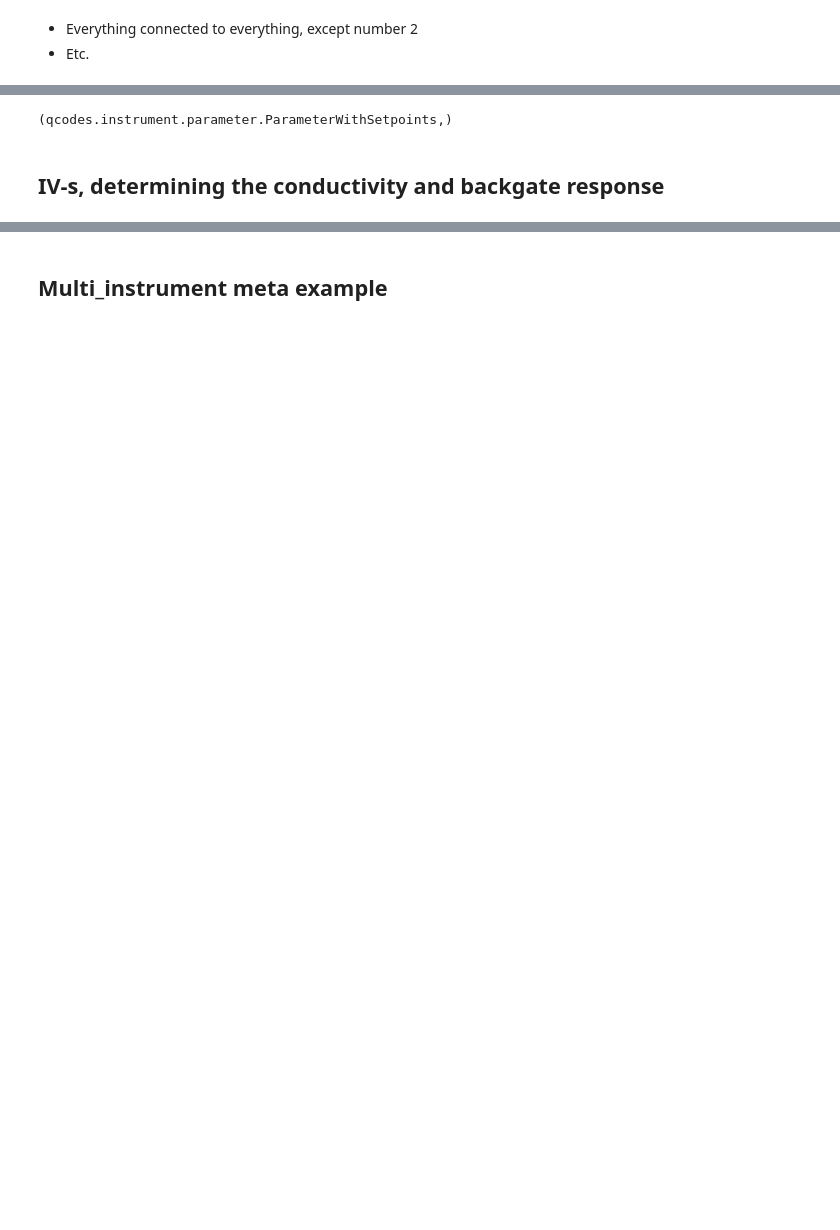
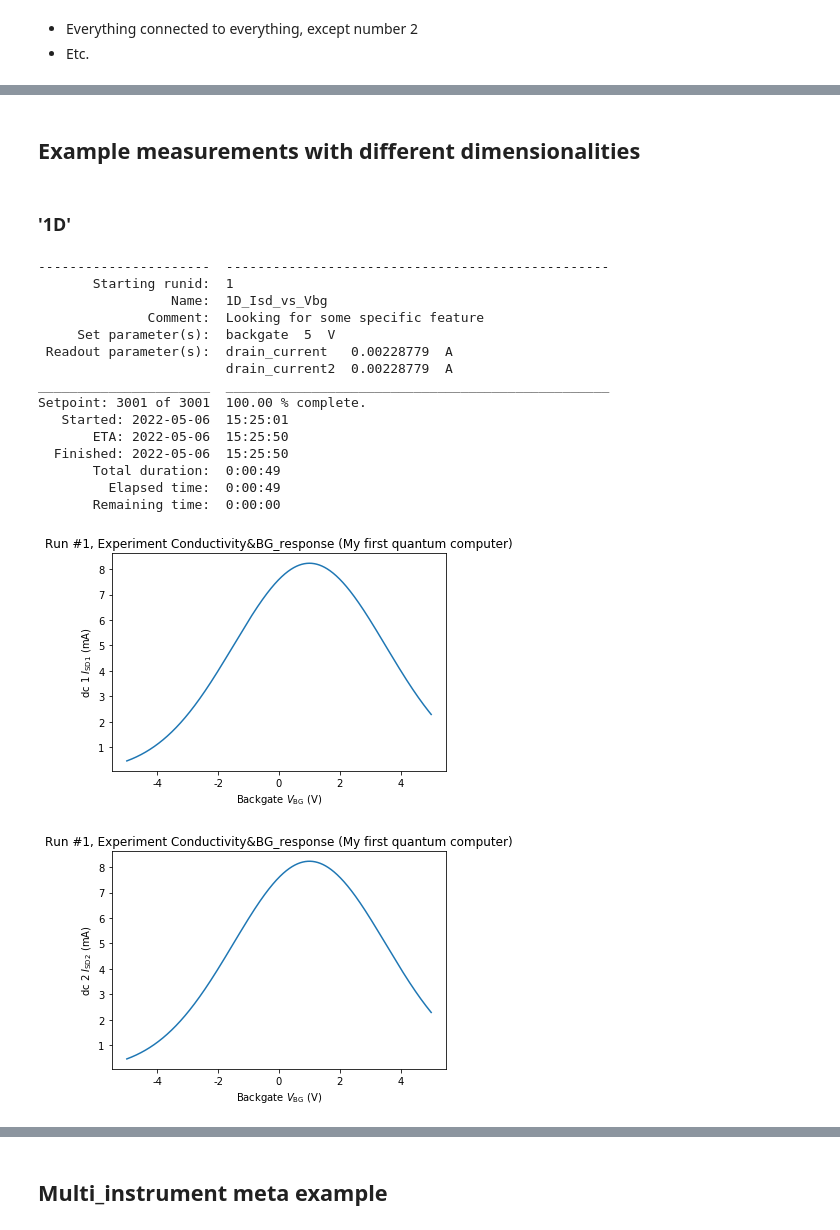
Before and after one commit to KnightForest/QCTools, a Jupyter notebook: Tutorial&Examples.ipynb, the cells around one changed output, grey strips where cells are left out. Saved outputs shown, nothing was run; the diff lists cells and outputs as text; code cells hidden in the pictures; blank space fills up the shorter version.

```diff
--- a/Tutorial&Examples.ipynb
+++ b/Tutorial&Examples.ipynb
@@ -329,9 +275,46 @@ Multi-dimensional data encountered. parameter foobar2_spectrum depends on 3 para
-# %%
-a.spectrum.__class__.__bases__
-# %% [output]
-(qcodes.instrument.parameter.ParameterWithSetpoints,)
-# %% [markdown]
-## IV-s, determining the conductivity and backgate response
+# %% [markdown]
+## Example measurements with different dimensionalities
 # %%
 #First create an experiment
 exp = load_or_create_experiment('Conductivity&BG_response', sample_name='My first quantum computer')
+# %% [markdown]
+### '1D'
+# %%
+# doNd: Generalised measurement function able to handle an arbitrary number of param_set axes.
+# *param_set: List, n-number of set parameters
+# *spaces: List, n-number of spaces, i.e. setpoints for each param_set in array
+# *settle_times: List, n-number of settle_times for each param_set in array
+# *param_meas: List, m-number of measurement parameters in array
+# *name: String, identifier which cannot have special signs or spaces
+# comment: String, descriptive information about measurements, is saved in *.dat file
+# meander: Boolean (True/False), sets meandering on first 'slow' axis.
+# wait_first_datapoint: Float, waits for x seconds before measuring the first datapoins
+# Only parameters denoted with * are required, the others have a default value
+
+# Example 1D measurement:
+doNd(param_set = [backgate],              #*
+     spaces= [np.linspace(-5,5,3001)],    #*
+     settle_times = [1e-3],               #*
+     param_meas = [current_measure, current_measure2], #*
+     name='1D_Isd_vs_Vbg',                   #*
+     comment='Looking for some specific feature',
+     meander = True, ##Sets meandering on first 'slow' axis.
+     wait_first_datapoint=3) ##Waits for n seconds before measuring the first datapoins
+# %% [output]
+----------------------  -------------------------------------------------
+       Starting runid:  1
+                 Name:  1D_Isd_vs_Vbg
+              Comment:  Looking for some specific feature
+     Set parameter(s):  backgate  5  V
+ Readout parameter(s):  drain_current   0.00228779  A
+                        drain_current2  0.00228779  A
+______________________  _________________________________________________
+Setpoint: 3001 of 3001  100.00 % complete.
+   Started: 2022-05-06  15:25:01
+       ETA: 2022-05-06  15:25:50
+  Finished: 2022-05-06  15:25:50
+       Total duration:  0:00:49
+         Elapsed time:  0:00:49
+       Remaining time:  0:00:00
+[figure, added]
+[figure, added]
```
Also changed, not shown: parts of 23 cells of this notebook, 1 other file.
